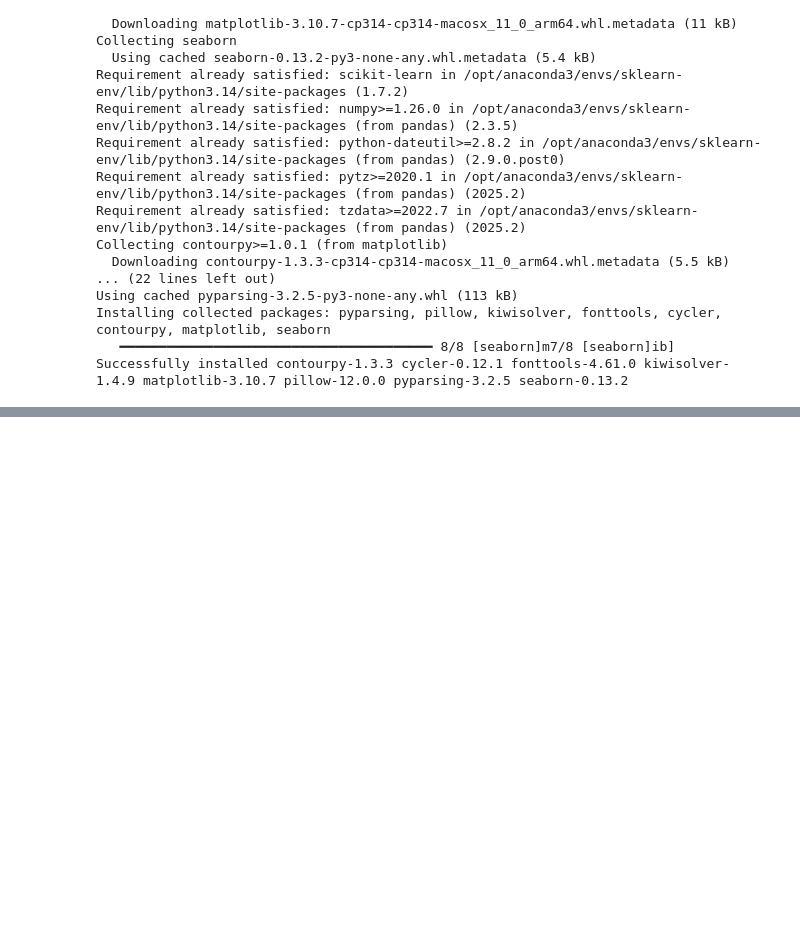
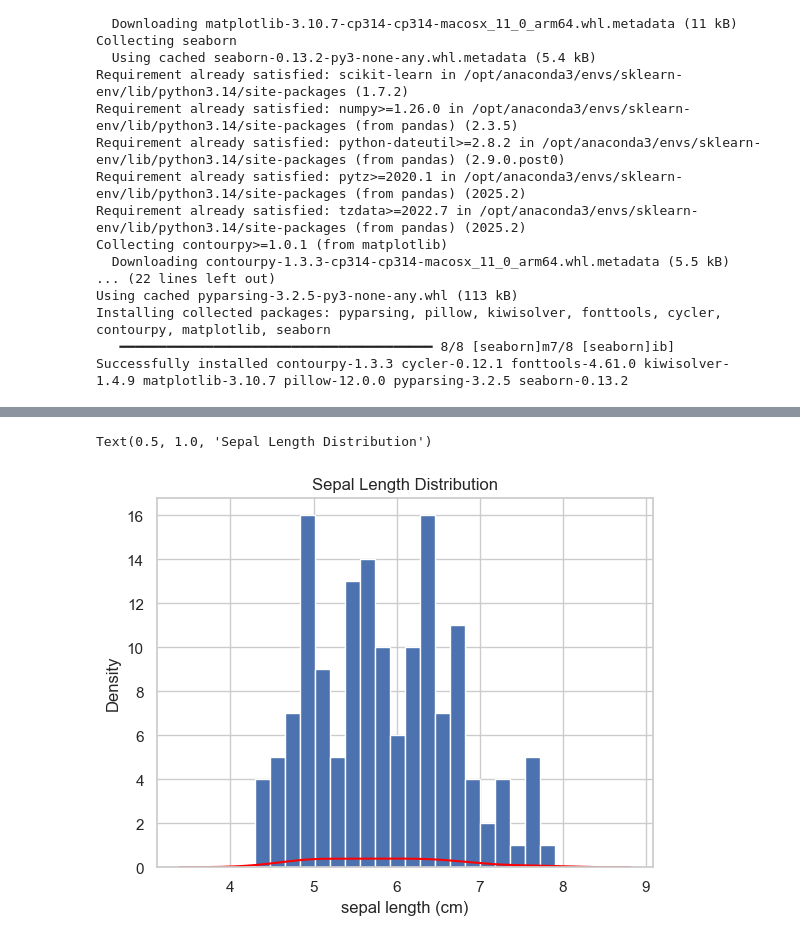
Before and after one commit to mohiuddinwaqar-sudo/scikitlearn, a Jupyter notebook: learn.ipynb, the cells around one changed output, grey strips where cells are left out. Saved outputs shown, nothing was run; the diff lists cells and outputs as text; code cells hidden in the pictures; blank space fills up the shorter version.

```diff
--- a/learn.ipynb
+++ b/learn.ipynb
@@ -54,0 +51,5 @@ sns.set(style="whitegrid")
+# %%
+iris_2 = pd.DataFrame(data= iris['data'],columns= iris['feature_names'] )
+
+iris_2['target'] = iris['target']
+iris_2.head(10)
@@ -54,0 +80,8 @@ sns.set(style="whitegrid")
+# %%
+iris_2["sepal length (cm)"].hist(bins=20)
+#distribution line
+
+plt.title("Sepal Length Distribution")
+# %% [output]
+Text(0.5, 1.0, 'Sepal Length Distribution')
+[figure, added]
```
Also changed, not shown: parts of 12 cells of this notebook.
